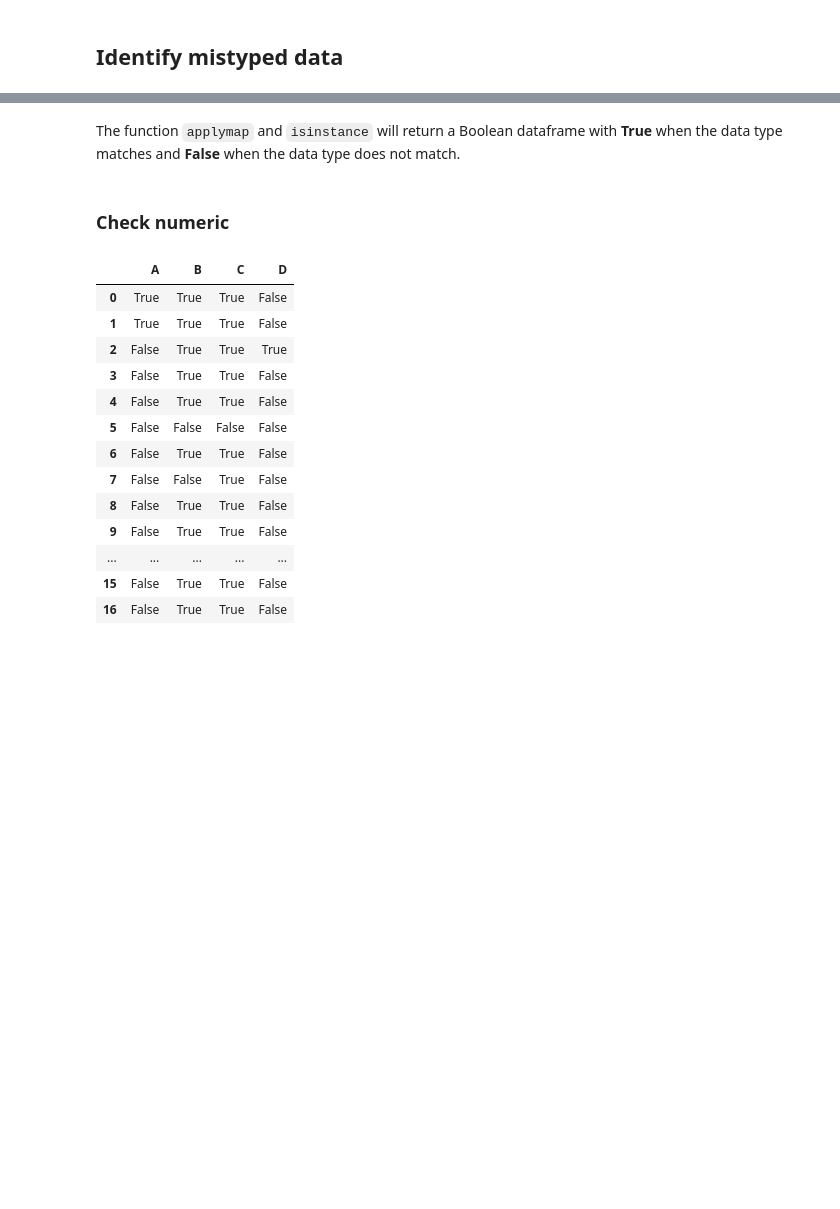
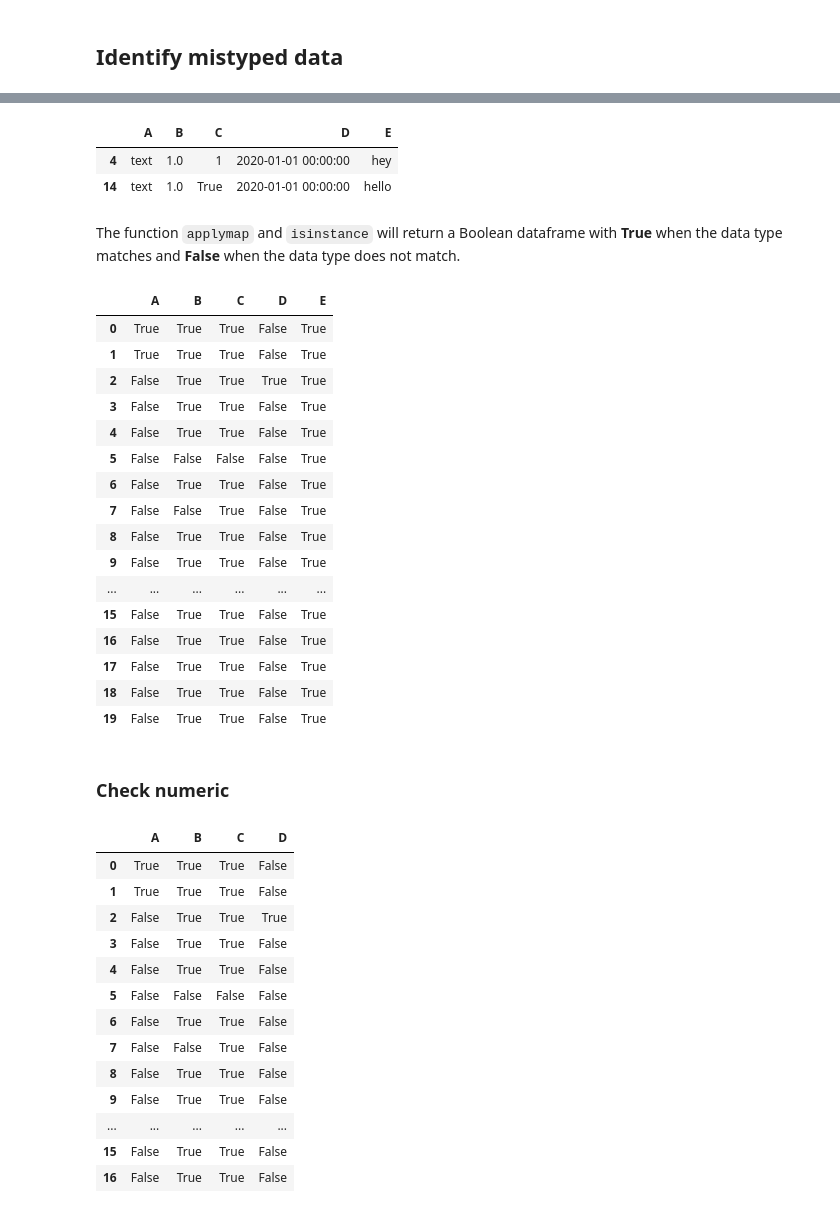
Before and after one commit to vatsdimri/feature-engineering-tutorials, a Jupyter notebook: data-cleaning/pandas-data-type-mismatch.ipynb, the cells around one changed output, grey strips where cells are left out. Cells and saved outputs as stored; diff of their text form; code cells hidden in the pictures; blank space fills up the shorter version.

```diff
--- a/data-cleaning/pandas-data-type-mismatch.ipynb
+++ b/data-cleaning/pandas-data-type-mismatch.ipynb
@@ -74,5 +99,31 @@ df
+# %%
+df[~check_int]
+# %% [output]
+|  | A | B | C | D | E |
+| 4 | text | 1.0 | 1 | 2020-01-01 00:00:00 | hey |
+| 14 | text | 1.0 | True | 2020-01-01 00:00:00 | hello |
 # %% [markdown]
 The function `applymap` and `isinstance` will return a Boolean dataframe with **True** when the data type matches and **False** when the data type does not match.
+# %%
+df.applymap(lambda x: isinstance(x, (int, float)))
+# %% [output]
+|  | A | B | C | D | E |
+| 0 | True | True | True | False | True |
+| 1 | True | True | True | False | True |
+| 2 | False | True | True | True | True |
+| 3 | False | True | True | False | True |
+| 4 | False | True | True | False | True |
+| 5 | False | False | False | False | True |
+| 6 | False | True | True | False | True |
+| 7 | False | False | True | False | True |
+| 8 | False | True | True | False | True |
+| 9 | False | True | True | False | True |
+| ... | ... | ... | ... | ... | ... |
+| 15 | False | True | True | False | True |
+| 16 | False | True | True | False | True |
+| 17 | False | True | True | False | True |
+| 18 | False | True | True | False | True |
+| 19 | False | True | True | False | True |
 # %% [markdown]
 ### Check numeric
 # %%
```
Also changed, not shown: parts of 8 cells of this notebook.
